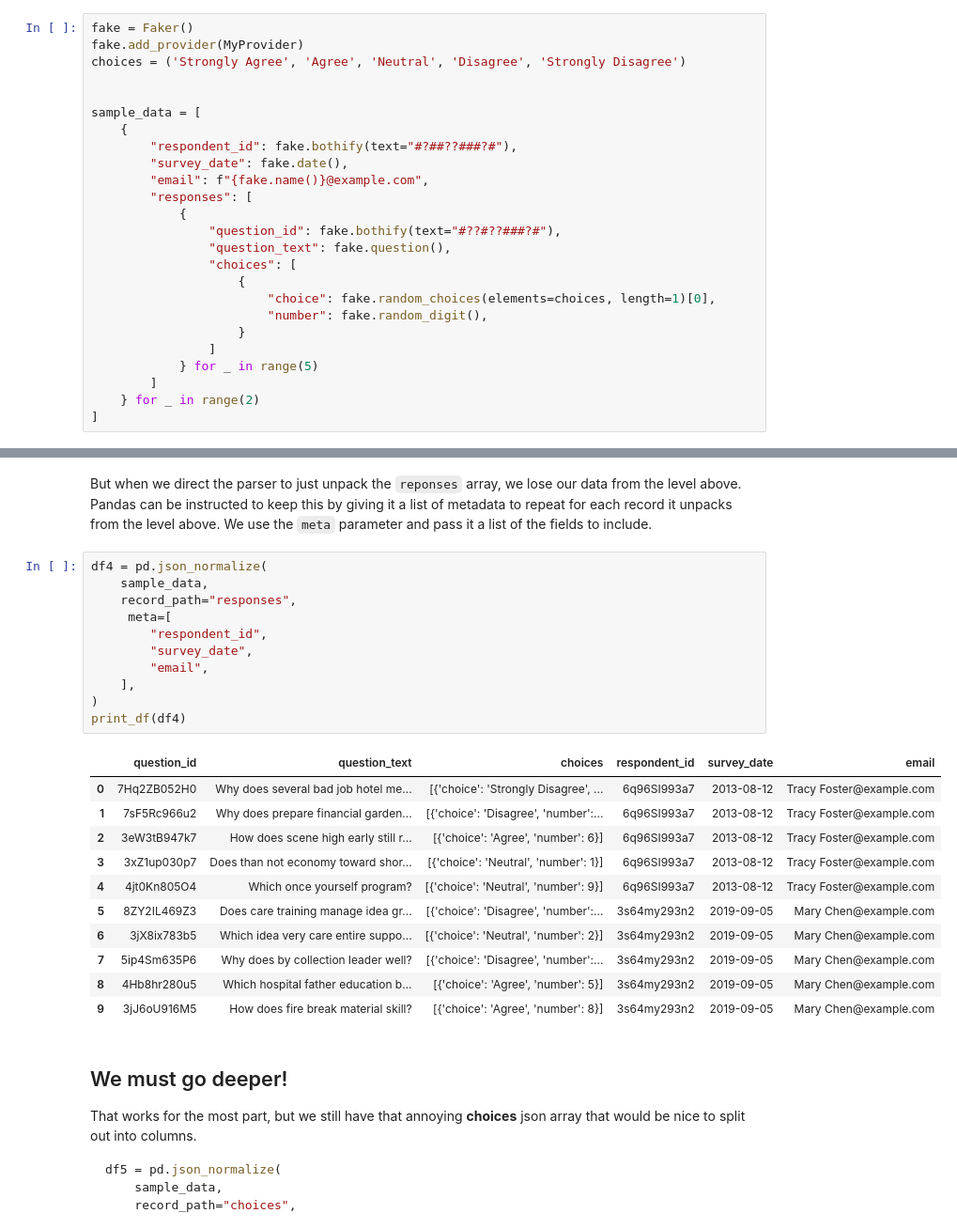
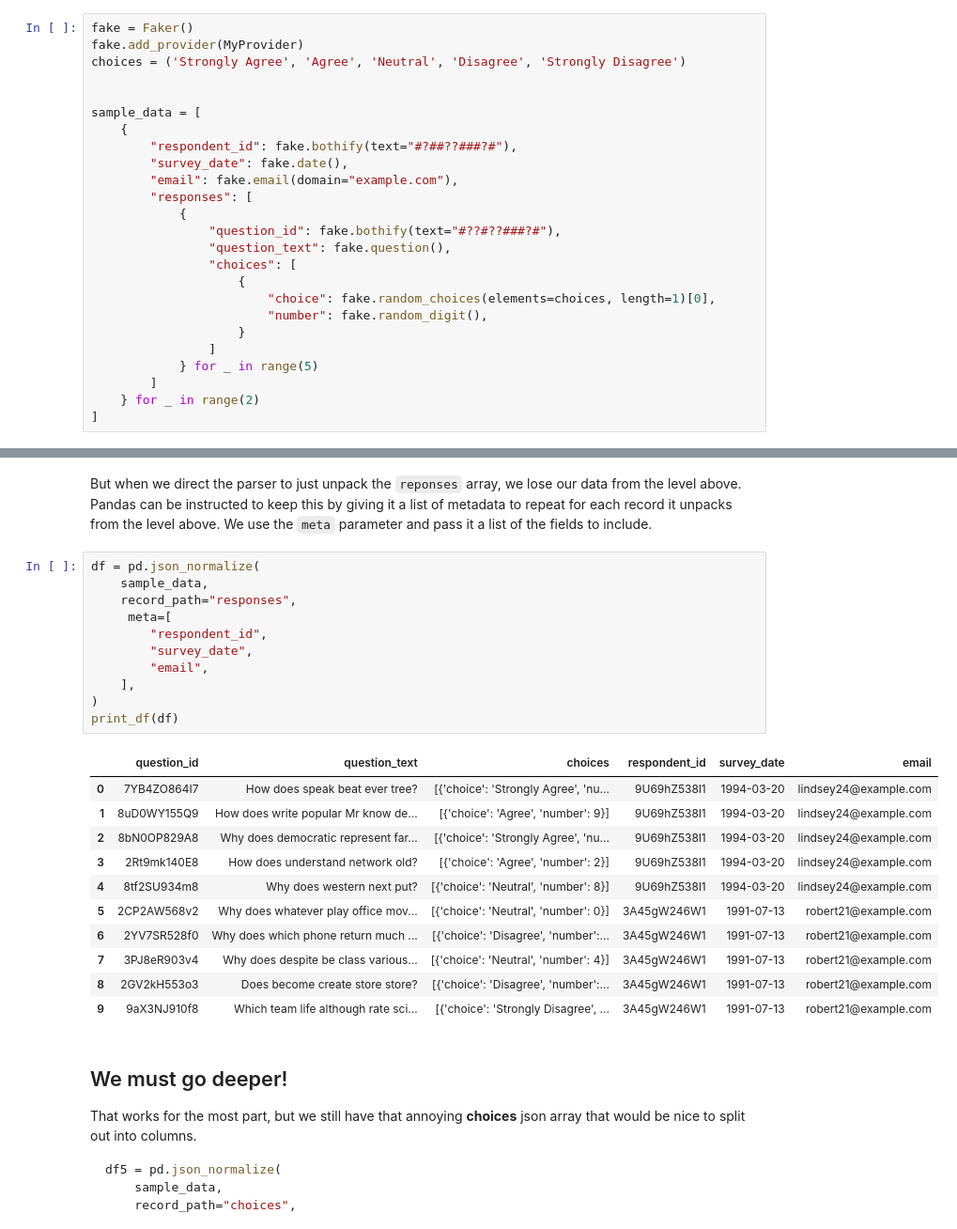
Before and after one commit to dchess/dchess.github.io-src, a Jupyter notebook: content/json-normalize.ipynb, the cells around one changed output, grey strips where cells are left out. Shown: that part at 94% size. Saved outputs shown, nothing was run; the diff lists cells and outputs as text.

```diff
--- a/content/json-normalize.ipynb
+++ b/content/json-normalize.ipynb
@@ -47,7 +47,7 @@ sample_data = [
     {
         "respondent_id": fake.bothify(text="#?##??###?#"),
         "survey_date": fake.date(),
-        "email": f"{fake.name()}@example.com",
+        "email": fake.email(domain="example.com"),
         "responses": [
             {
                 "question_id": fake.bothify(text="#??#??###?#"),
@@ -130,28 +177,28 @@ print_df(df4)
 # %% [markdown]
 But when we direct the parser to just unpack the `reponses` array, we lose our data from the level above. Pandas can be instructed to keep this by giving it a list of metadata to repeat for each record it unpacks from the level above. We use the `meta` parameter and pass it a list of the fields to include.
 # %%
-df4 = pd.json_normalize(
+df = pd.json_normalize(
     sample_data,
     record_path="responses",
      meta=[
         "respondent_id",
         "survey_date",
         "email",
     ],
 )
-print_df(df4)
+print_df(df)
 # %% [output]
 |  | question_id | question_text | choices | respondent_id | survey_date | email |
-| 0 | 7Hq2ZB052H0 | Why does several bad job hotel me... | [{'choice': 'Strongly Disagree', ... | 6q96SI993a7 | 2013-08-12 | Tracy Foster@example.com |
-| 1 | 7sF5Rc966u2 | Why does prepare financial garden... | [{'choice': 'Disagree', 'number':... | 6q96SI993a7 | 2013-08-12 | Tracy Foster@example.com |
-| 2 | 3eW3tB947k7 | How does scene high early still r... | [{'choice': 'Agree', 'number': 6}] | 6q96SI993a7 | 2013-08-12 | Tracy Foster@example.com |
-| 3 | 3xZ1up030p7 | Does than not economy toward shor... | [{'choice': 'Neutral', 'number': 1}] | 6q96SI993a7 | 2013-08-12 | Tracy Foster@example.com |
-| 4 | 4jt0Kn805O4 | Which once yourself program? | [{'choice': 'Neutral', 'number': 9}] | 6q96SI993a7 | 2013-08-12 | Tracy Foster@example.com |
-| 5 | 8ZY2IL469Z3 | Does care training manage idea gr... | [{'choice': 'Disagree', 'number':... | 3s64my293n2 | 2019-09-05 | Mary Chen@example.com |
-| 6 | 3jX8ix783b5 | Which idea very care entire suppo... | [{'choice': 'Neutral', 'number': 2}] | 3s64my293n2 | 2019-09-05 | Mary Chen@example.com |
-| 7 | 5ip4Sm635P6 | Why does by collection leader well? | [{'choice': 'Disagree', 'number':... | 3s64my293n2 | 2019-09-05 | Mary Chen@example.com |
-| 8 | 4Hb8hr280u5 | Which hospital father education b... | [{'choice': 'Agree', 'number': 5}] | 3s64my293n2 | 2019-09-05 | Mary Chen@example.com |
-| 9 | 3jJ6oU916M5 | How does fire break material skill? | [{'choice': 'Agree', 'number': 8}] | 3s64my293n2 | 2019-09-05 | Mary Chen@example.com |
+| 0 | 7YB4ZO864I7 | How does speak beat ever tree? | [{'choice': 'Strongly Agree', 'nu... | 9U69hZ538l1 | 1994-03-20 | lindsey24@example.com |
+| 1 | 8uD0WY155Q9 | How does write popular Mr know de... | [{'choice': 'Agree', 'number': 9}] | 9U69hZ538l1 | 1994-03-20 | lindsey24@example.com |
+| 2 | 8bN0OP829A8 | Why does democratic represent far... | [{'choice': 'Strongly Agree', 'nu... | 9U69hZ538l1 | 1994-03-20 | lindsey24@example.com |
+| 3 | 2Rt9mk140E8 | How does understand network old? | [{'choice': 'Agree', 'number': 2}] | 9U69hZ538l1 | 1994-03-20 | lindsey24@example.com |
+| 4 | 8tf2SU934m8 | Why does western next put? | [{'choice': 'Neutral', 'number': 8}] | 9U69hZ538l1 | 1994-03-20 | lindsey24@example.com |
+| 5 | 2CP2AW568v2 | Why does whatever play office mov... | [{'choice': 'Neutral', 'number': 0}] | 3A45gW246W1 | 1991-07-13 | robert21@example.com |
+| 6 | 2YV7SR528f0 | Why does which phone return much ... | [{'choice': 'Disagree', 'number':... | 3A45gW246W1 | 1991-07-13 | robert21@example.com |
+| 7 | 3PJ8eR903v4 | Why does despite be class various... | [{'choice': 'Neutral', 'number': 4}] | 3A45gW246W1 | 1991-07-13 | robert21@example.com |
+| 8 | 2GV2kH553o3 | Does become create store store? | [{'choice': 'Disagree', 'number':... | 3A45gW246W1 | 1991-07-13 | robert21@example.com |
+| 9 | 9aX3NJ910f8 | Which team life although rate sci... | [{'choice': 'Strongly Disagree', ... | 3A45gW246W1 | 1991-07-13 | robert21@example.com |
 # %% [markdown]
 ## We must go deeper!
 
```
Also changed, not shown: parts of 17 cells of this notebook.
